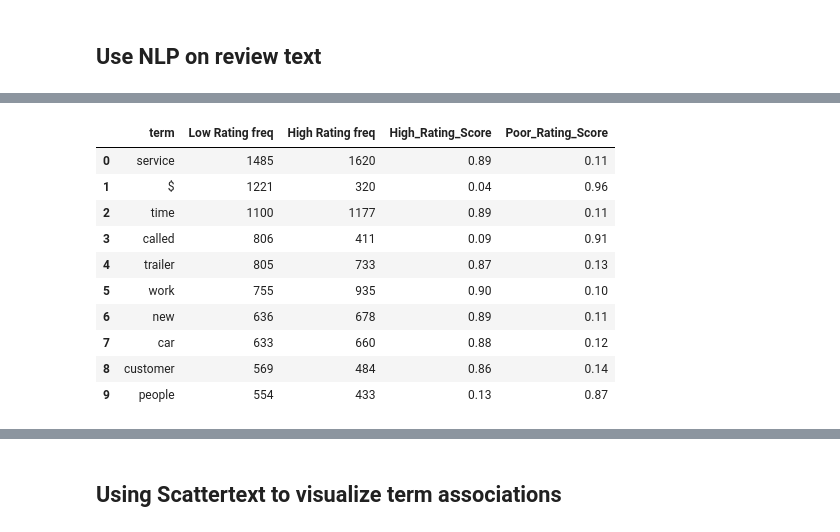
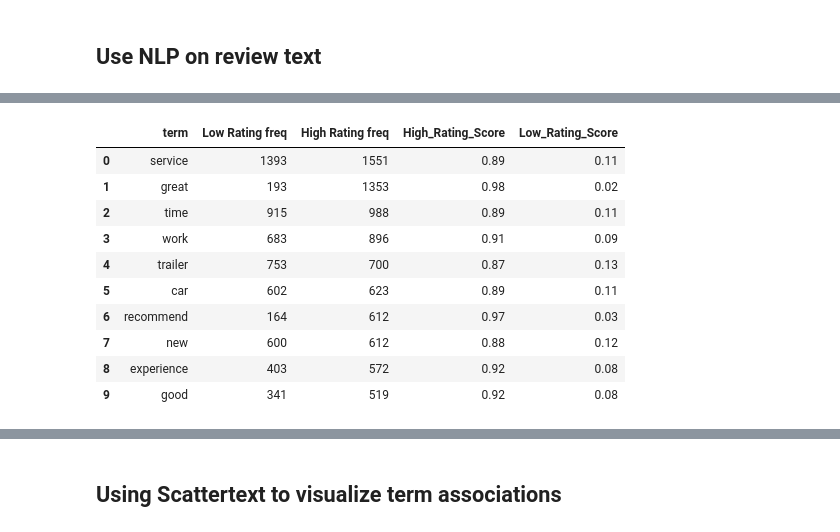
Before and after one commit to gyhou/yelp_dataset, a Jupyter notebook: yelp_RV_nlp_scattertext.ipynb, the cells around one changed output, grey strips where cells are left out. Cells and saved outputs as stored; diff of their text form; code cells hidden in the pictures.

```diff
--- a/yelp_RV_nlp_scattertext.ipynb
+++ b/yelp_RV_nlp_scattertext.ipynb
@@ -92,4 +125,3 @@ pd.set_option('display.max_rows', 200)
 # %%
-# Frequency for RV Repair, RV Dealers and RV Rental
-df_high_RV_Auto = df_high
-df_poor_RV_Auto = df_poor
+# Frequency and Scaled F-Score for RV Repair, RV Dealers and RV Rental
+RV_Auto_high, RV_Auto_low = term_freq(df_RV_Auto)
@@ -181,15 +128,14 @@ df_high_RV.head(10)
-# %%
-# Sorted by Low Rating Frequency for RV categories
-df_poor_RV.head(10)
-# %% [output]
-|  | term | Low Rating freq | High Rating freq | High_Rating_Score | Poor_Rating_Score |
-| 0 | service | 1485 | 1620 | 0.89 | 0.11 |
-| 1 | $ | 1221 | 320 | 0.04 | 0.96 |
-| 2 | time | 1100 | 1177 | 0.89 | 0.11 |
-| 3 | called | 806 | 411 | 0.09 | 0.91 |
-| 4 | trailer | 805 | 733 | 0.87 | 0.13 |
-| 5 | work | 755 | 935 | 0.90 | 0.10 |
-| 6 | new | 636 | 678 | 0.89 | 0.11 |
-| 7 | car | 633 | 660 | 0.88 | 0.12 |
-| 8 | customer | 569 | 484 | 0.86 | 0.14 |
-| 9 | people | 554 | 433 | 0.13 | 0.87 |
+# %%
+RV_Auto_high.head(10)
+# %% [output]
+|  | term | Low Rating freq | High Rating freq | High_Rating_Score | Low_Rating_Score |
+| 0 | service | 1393 | 1551 | 0.89 | 0.11 |
+| 1 | great | 193 | 1353 | 0.98 | 0.02 |
+| 2 | time | 915 | 988 | 0.89 | 0.11 |
+| 3 | work | 683 | 896 | 0.91 | 0.09 |
+| 4 | trailer | 753 | 700 | 0.87 | 0.13 |
+| 5 | car | 602 | 623 | 0.89 | 0.11 |
+| 6 | recommend | 164 | 612 | 0.97 | 0.03 |
+| 7 | new | 600 | 612 | 0.88 | 0.12 |
+| 8 | experience | 403 | 572 | 0.92 | 0.08 |
+| 9 | good | 341 | 519 | 0.92 | 0.08 |
```
Also changed, not shown: parts of 29 cells of this notebook, 2 other files.
